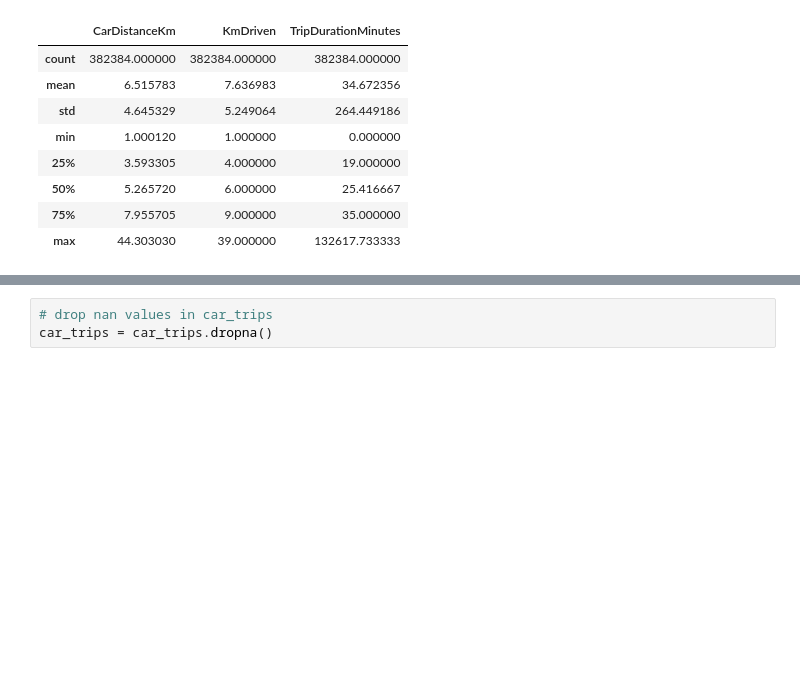
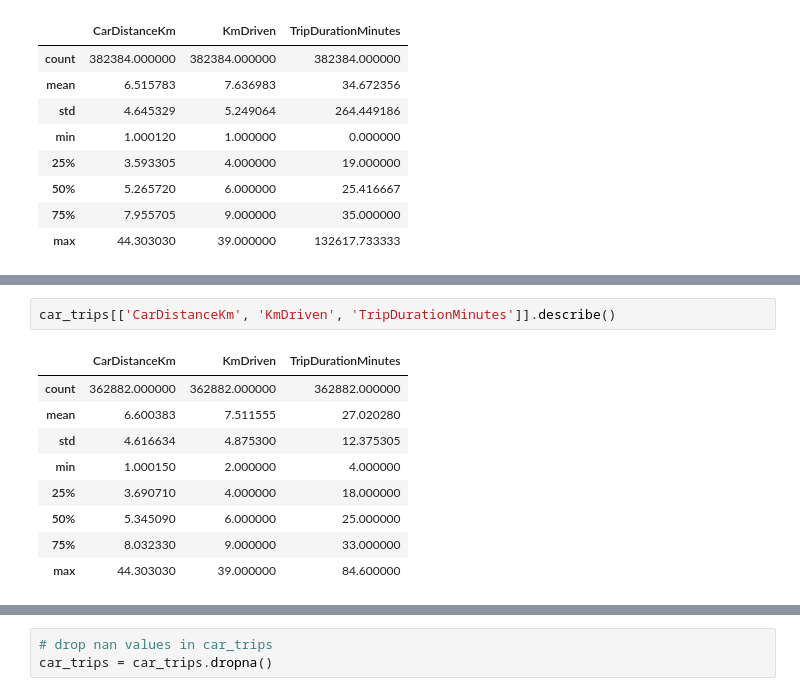
Before and after one commit to mihainipomici/multimodal_public_transport_copenhagen, a Jupyter notebook: notebooks/cars_social_analysis.ipynb, the cells around one changed output, grey strips where cells are left out. Saved outputs shown, nothing was run; the diff lists cells and outputs as text; blank space fills up the shorter version.

```diff
--- a/notebooks/cars_social_analysis.ipynb
+++ b/notebooks/cars_social_analysis.ipynb
@@ -280,3 +339,15 @@ plt.show()
+# %%
+car_trips[['CarDistanceKm', 'KmDriven', 'TripDurationMinutes']].describe()
+# %% [output]
+|  | CarDistanceKm | KmDriven | TripDurationMinutes |
+| count | 362882.000000 | 362882.000000 | 362882.000000 |
+| mean | 6.600383 | 7.511555 | 27.020280 |
+| std | 4.616634 | 4.875300 | 12.375305 |
+| min | 1.000150 | 2.000000 | 4.000000 |
+| 25% | 3.690710 | 4.000000 | 18.000000 |
+| 50% | 5.345090 | 6.000000 | 25.000000 |
+| 75% | 8.032330 | 9.000000 | 33.000000 |
+| max | 44.303030 | 39.000000 | 84.600000 |
 # %%
 # group by StartZoneId and count the number of trips
 start_zone_counts = car_trips.groupby('StartZoneId').size().reset_index(name='StartZoneCounts')
```
Also changed, not shown: parts of 23 cells of this notebook, 53 other files.
